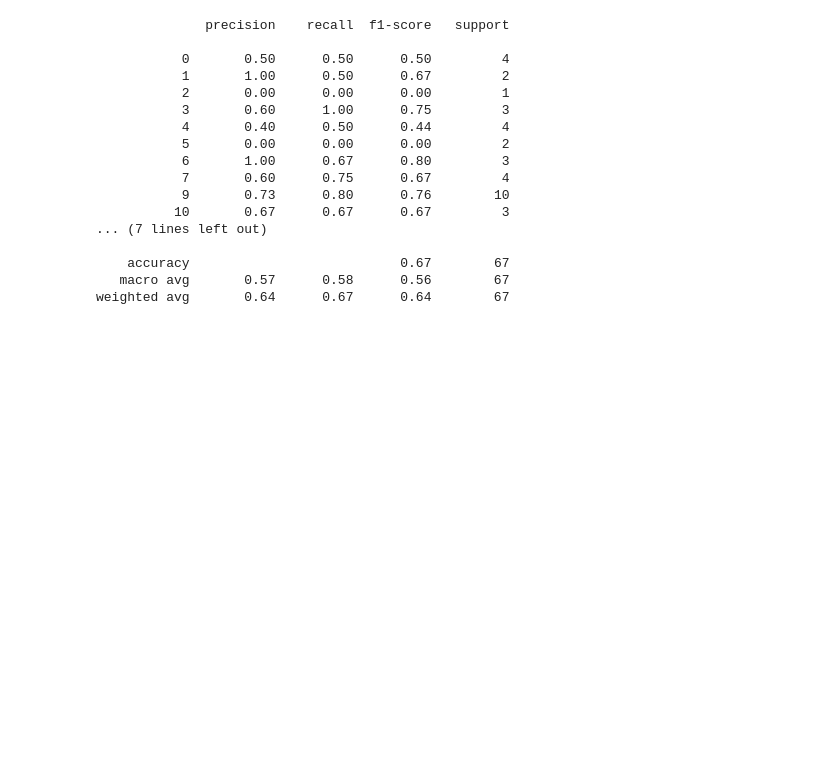
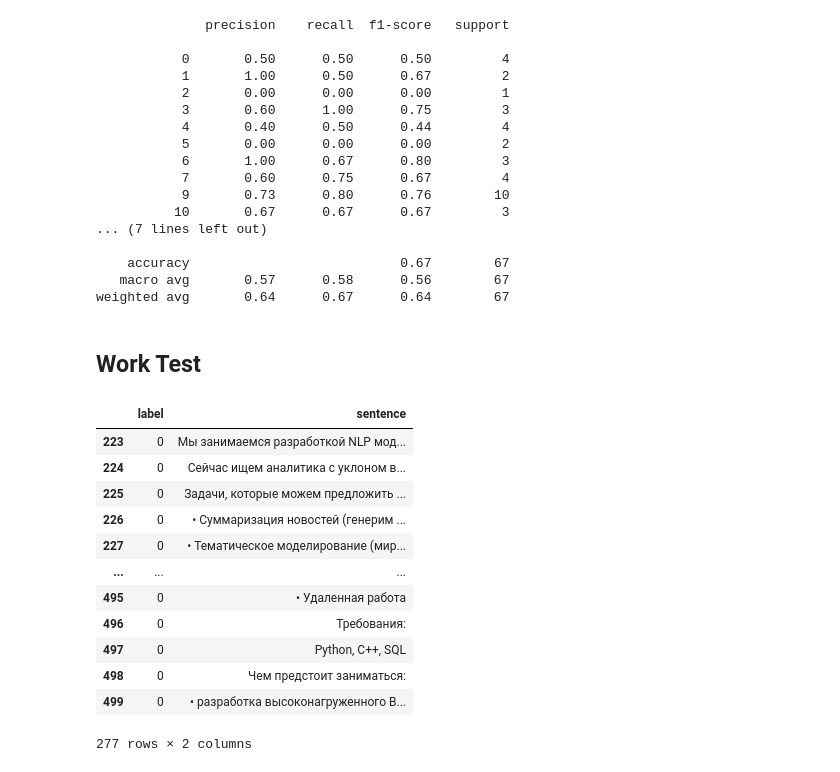
Before and after one commit to yarvod/pj-nlp, a Jupyter notebook: pj-nlp.ipynb, the cells around one changed output. Cells and saved outputs as stored; diff of their text form; code cells hidden in the pictures; blank space fills up the shorter version.

```diff
--- a/pj-nlp.ipynb
+++ b/pj-nlp.ipynb
@@ -269,3 +290,22 @@ f1_base = metrics.f1_score(y_test, clf_pipeline.predict(X_test), average='weight
     accuracy                           0.67        67
    macro avg       0.57      0.58      0.56        67
 weighted avg       0.64      0.67      0.64        67
+# %% [markdown]
+## Work Test
+# %%
+dfTest = pd.read_csv('data/clear_labeled.csv').iloc[223:500]
+dfTest
+# %% [output]
+|  | label | sentence |
+| 223 | 0 | Мы занимаемся разработкой NLP мод... |
+| 224 | 0 | Сейчас ищем аналитика с уклоном в... |
+| 225 | 0 | Задачи, которые можем предложить ... |
+| 226 | 0 | • Суммаризация новостей (генерим ... |
+| 227 | 0 | • Тематическое моделирование (мир... |
+| ... | ... | ... |
+| 495 | 0 | • Удаленная работа |
+| 496 | 0 | Требования: |
+| 497 | 0 | Python, C++, SQL |
+| 498 | 0 | Чем предстоит заниматься: |
+| 499 | 0 | • разработка высоконагруженного B... |
+277 rows × 2 columns
```
Also changed, not shown: parts of 5 cells of this notebook, 1 other file.
